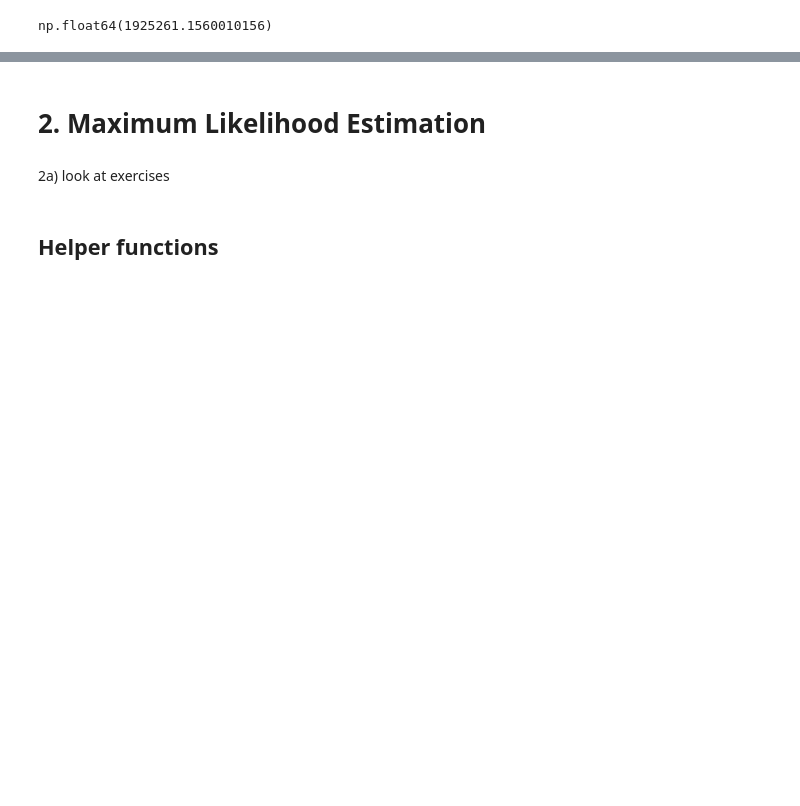
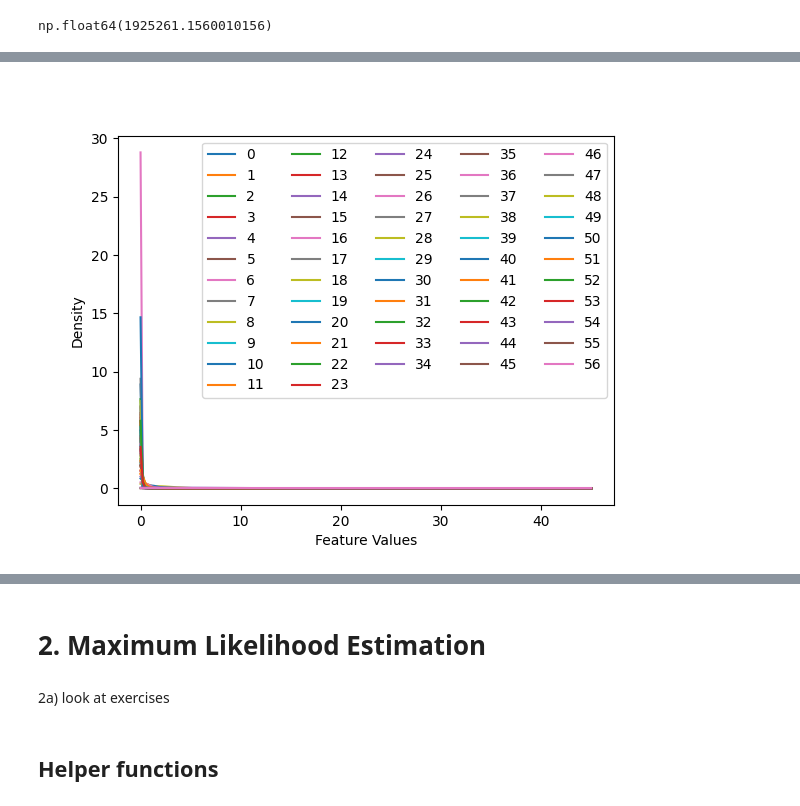
Before and after one commit to eelisee/IE-675b-Machine-Learning, a Jupyter notebook: a02-lr/a02-lr.ipynb, the cells around one changed output, grey strips where cells are left out. Cells and saved outputs as stored; diff of their text form; code cells hidden in the pictures; blank space fills up the shorter version.

```diff
--- a/a02-lr/a02-lr.ipynb
+++ b/a02-lr/a02-lr.ipynb
@@ -462,0 +553,13 @@ These steps help in understanding how well the model generalizes to unseen data
+# %%
+# plot the distribution of the normalized data, should look the same
+nextplot()
+densities = [scipy.stats.gaussian_kde(X[:, j]) for j in range(D)] # compute the gaussian kernel density estimate for every feature in the dataset
+xs = np.linspace(0, np.max(Xz), 200)
+for j in range(D):
+    plt.plot(xs, densities[j](xs), label=j)
+plt.xlabel('Feature Values')
+plt.ylabel('Density')
+plt.legend(ncol=5)
+plt.show()
+# %% [output]
+[figure, added]
```
Also changed, not shown: parts of 16 cells of this notebook, 6 other files.
